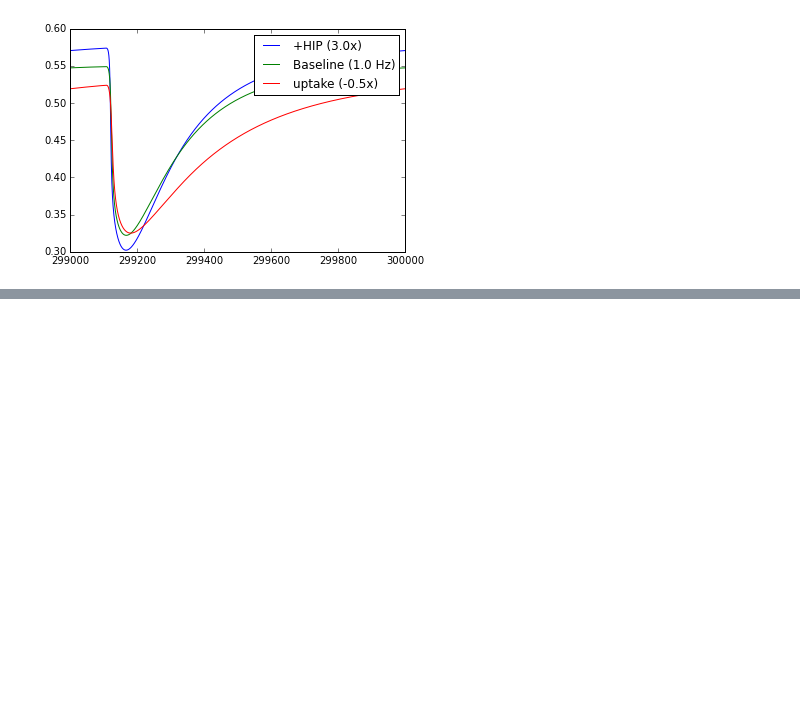
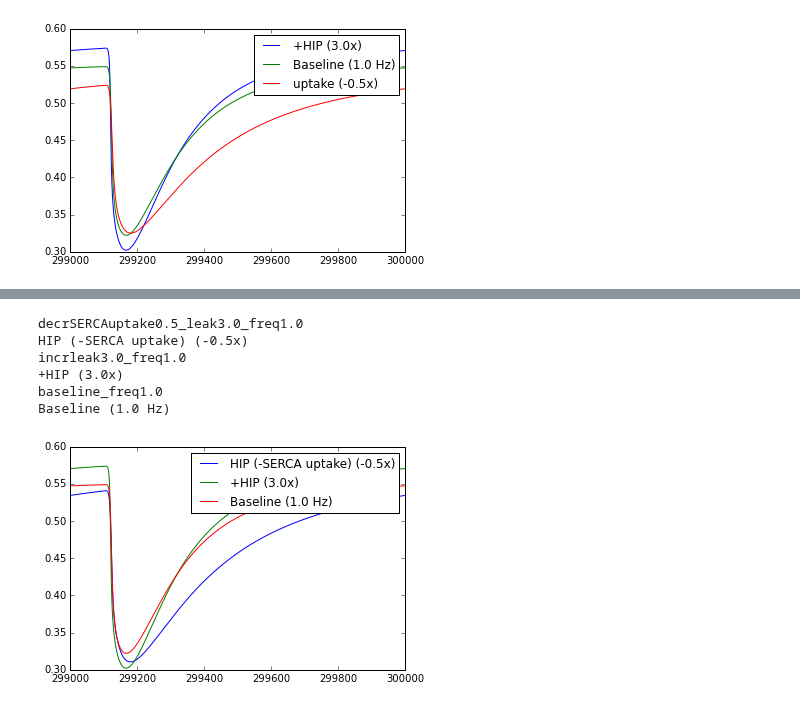
Before and after one commit to huskeypm/wholecell, a Jupyter notebook: despaSweep-paper.ipynb, the cells around one changed output, grey strips where cells are left out. Drawn from its saved outputs; the diff is of its cells as text; code cells hidden in the pictures; blank space fills up the shorter version.

```diff
--- a/despaSweep-paper.ipynb
+++ b/despaSweep-paper.ipynb
@@ -993,0 +1147,32 @@ uptake (-0.5x)
+# %%
+plt.figure()
+i=0
+max1=np.zeros(2)
+min1=np.zeros(2)
+diff1=np.zeros(2)
+for key, case in caseDicti.iteritems():
+  print case.tag
+  print case.label
+  t = case.data['t']
+  #t-= np.min(t)
+  ti= t + T*(1-1/np.float(nIntervals)) # should define this elsewhere (dbl check)
+  s = case.data['s']
+  s_idx = case.data['s_idx']
+
+
+  idx = s_idx.index("Ca_SR")
+  plt.plot(ti,s[:,idx],label=case.label)
+  i=i+1
+
+plt.xlim([299e3,300e3])
+plt.legend()
+outFile="%s.png"%case.name
+plt.gcf().savefig(outFile)
+# %% [output]
+decrSERCAuptake0.5_leak3.0_freq1.0
+HIP (-SERCA uptake) (-0.5x)
+incrleak3.0_freq1.0
++HIP (3.0x)
+baseline_freq1.0
+Baseline (1.0 Hz)
+[figure, added]
```
Also changed, not shown: parts of 13 cells of this notebook.
